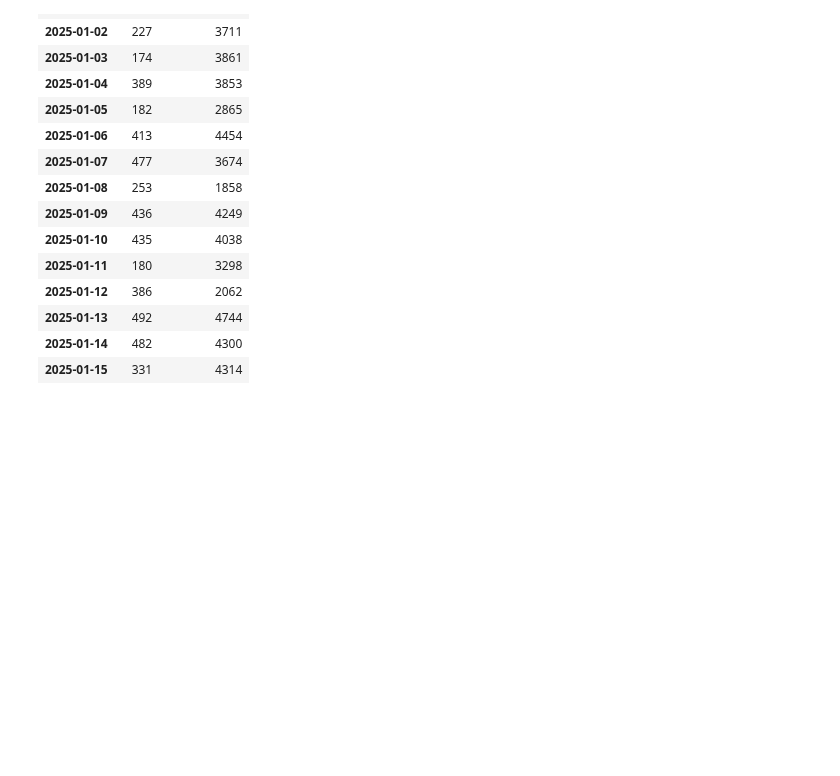
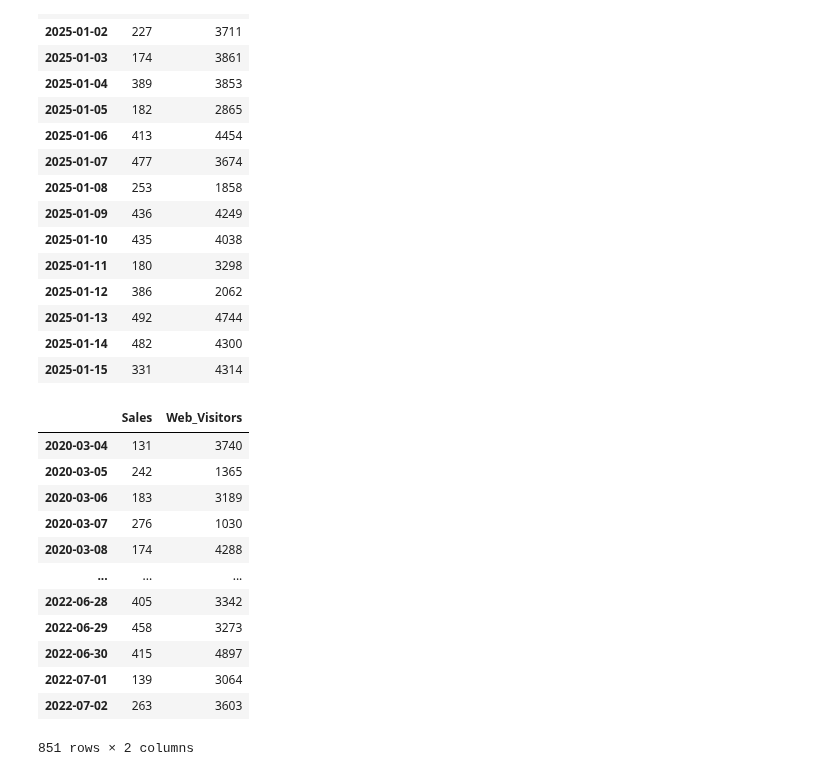
Before and after one commit to ak786abdullah/pandas-library-practice-, a Jupyter notebook: pandas practice, notes&projects (basic to advance).ipynb, the cells around one changed output. Saved outputs shown, nothing was run; the diff lists cells and outputs as text; code cells hidden in the pictures; blank space fills up the shorter version.

```diff
--- a/pandas practice, notes&projects (basic to advance).ipynb
+++ b/pandas practice, notes&projects (basic to advance).ipynb
@@ -1729,3 +1729,24 @@ df.loc["2025-01-01":"2025-01-15"]
 | 2025-01-13 | 492 | 4744 |
 | 2025-01-14 | 482 | 4300 |
 | 2025-01-15 | 331 | 4314 |
+# %%
+# acces sales from  "2024-06" to "2025-07"
+df["2024-06":"2025-07"]
+# acces sales from  '2022-03-02':'2022-07-05'
+df['2022-03-02':'2022-07-05']
+# acces sales from '2020-03-04':"2022-07-02"
+df['2020-03-04':"2022-07-02"]
+# %% [output]
+|  | Sales | Web_Visitors |
+| 2020-03-04 | 131 | 3740 |
+| 2020-03-05 | 242 | 1365 |
+| 2020-03-06 | 183 | 3189 |
+| 2020-03-07 | 276 | 1030 |
+| 2020-03-08 | 174 | 4288 |
+| ... | ... | ... |
+| 2022-06-28 | 405 | 3342 |
+| 2022-06-29 | 458 | 3273 |
+| 2022-06-30 | 415 | 4897 |
+| 2022-07-01 | 139 | 3064 |
+| 2022-07-02 | 263 | 3603 |
+851 rows × 2 columns
```
